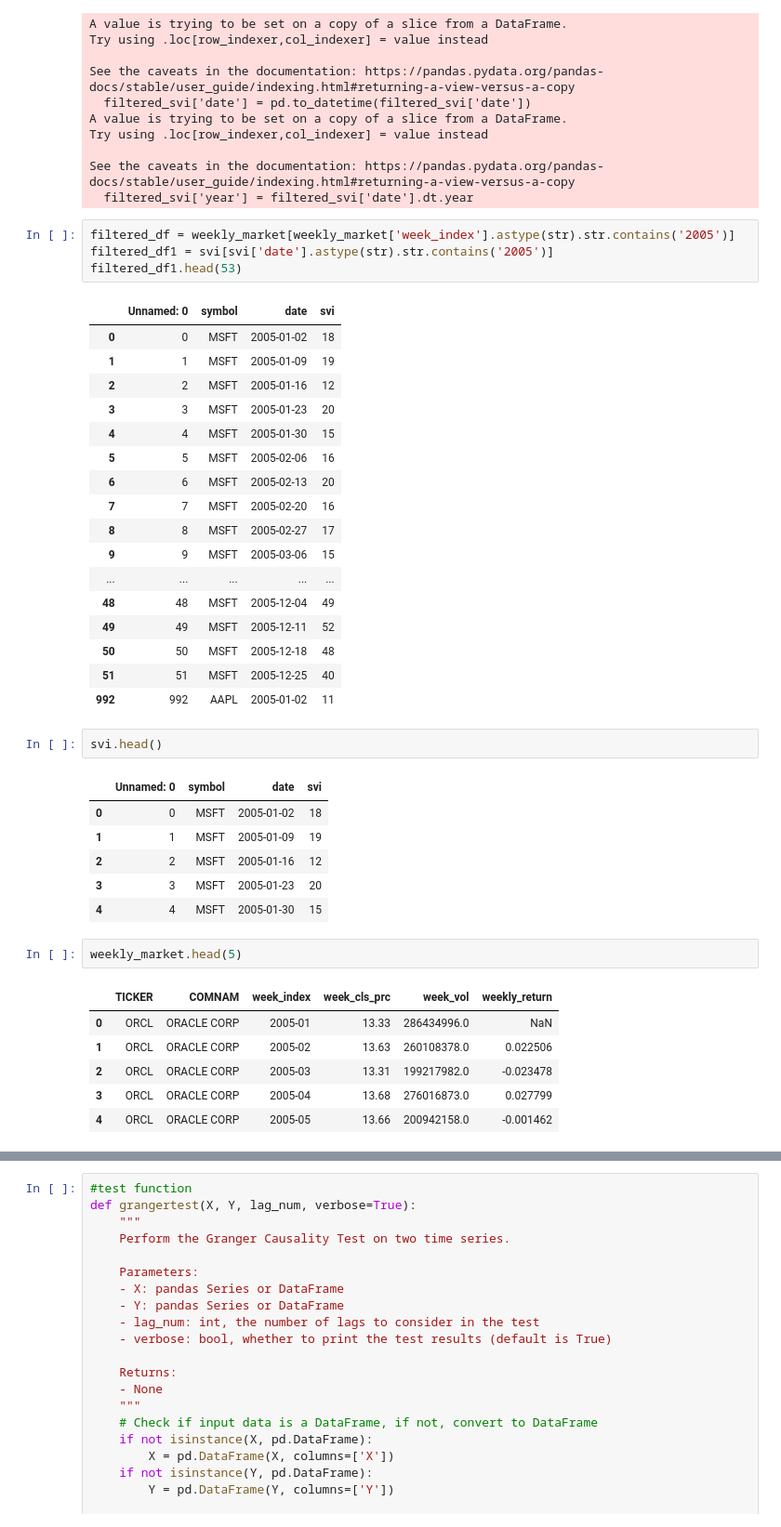
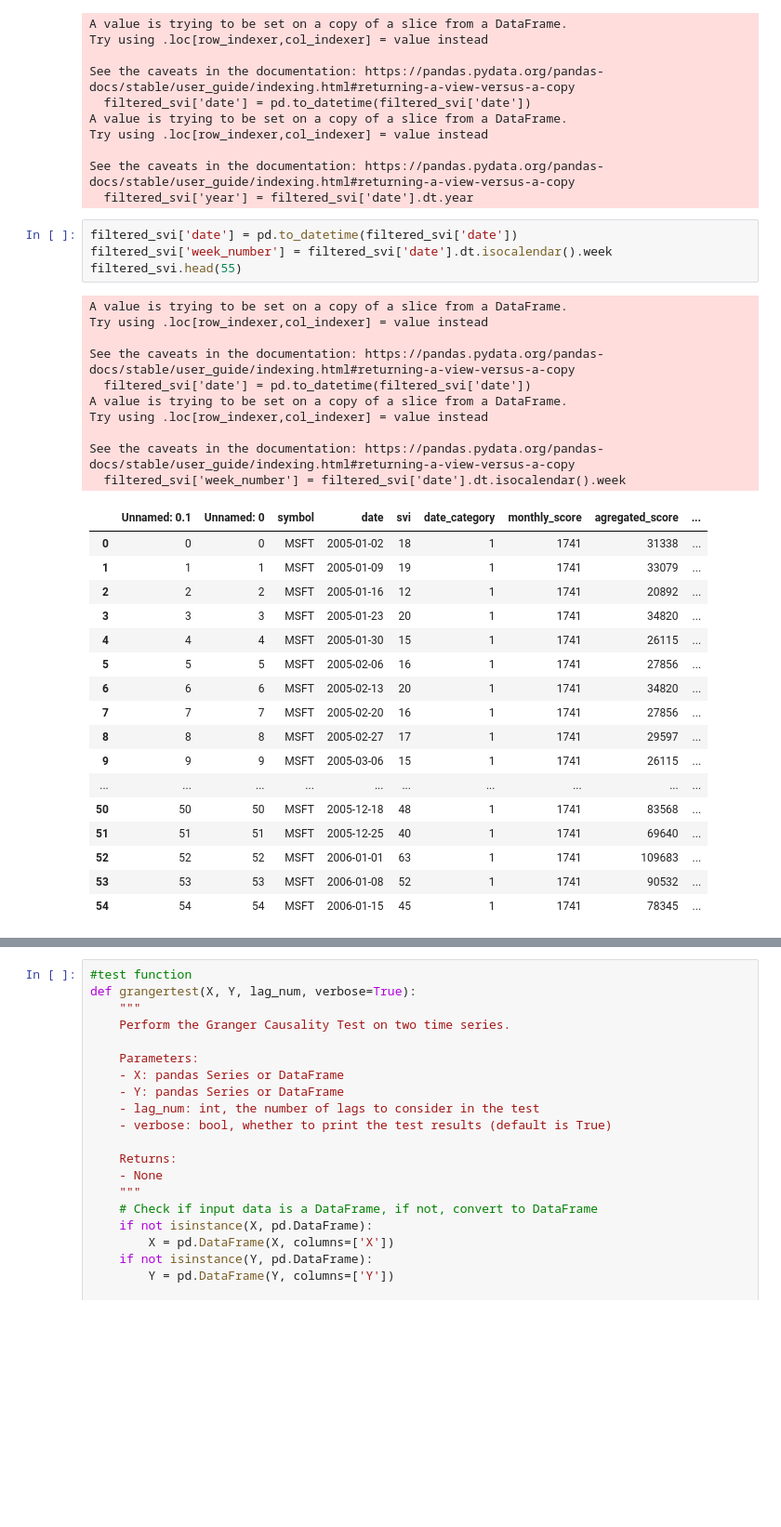
Before and after one commit to nikanhg/investor-attention-returns-patern, a Jupyter notebook: data-analysis/Granger test.ipynb, the cells around one changed output, grey strips where cells are left out. Shown: that part at 93% size. Cells and saved outputs as stored; diff of their text form; blank space fills up the shorter version.

```diff
--- a/data-analysis/Granger test.ipynb
+++ b/data-analysis/Granger test.ipynb
@@ -112,43 +144,35 @@ Try using .loc[row_indexer,col_indexer] = value instead
 
 See the caveats in the documentation: https://pandas.pydata.org/pandas-docs/stable/user_guide/indexing.html#returning-a-view-versus-a-copy
   filtered_svi['year'] = filtered_svi['date'].dt.year
-# %%
-filtered_df = weekly_market[weekly_market['week_index'].astype(str).str.contains('2005')]
-filtered_df1 = svi[svi['date'].astype(str).str.contains('2005')]
-filtered_df1.head(53)
-# %% [output]
-|  | Unnamed: 0 | symbol | date | svi |
-| 0 | 0 | MSFT | 2005-01-02 | 18 |
-| 1 | 1 | MSFT | 2005-01-09 | 19 |
-| 2 | 2 | MSFT | 2005-01-16 | 12 |
-| 3 | 3 | MSFT | 2005-01-23 | 20 |
-| 4 | 4 | MSFT | 2005-01-30 | 15 |
-| 5 | 5 | MSFT | 2005-02-06 | 16 |
-| 6 | 6 | MSFT | 2005-02-13 | 20 |
-| 7 | 7 | MSFT | 2005-02-20 | 16 |
-| 8 | 8 | MSFT | 2005-02-27 | 17 |
-| 9 | 9 | MSFT | 2005-03-06 | 15 |
-| ... | ... | ... | ... | ... |
-| 48 | 48 | MSFT | 2005-12-04 | 49 |
-| 49 | 49 | MSFT | 2005-12-11 | 52 |
-| 50 | 50 | MSFT | 2005-12-18 | 48 |
-| 51 | 51 | MSFT | 2005-12-25 | 40 |
-| 992 | 992 | AAPL | 2005-01-02 | 11 |
-# %%
-svi.head()
-# %% [output]
-|  | Unnamed: 0 | symbol | date | svi |
-| 0 | 0 | MSFT | 2005-01-02 | 18 |
-| 1 | 1 | MSFT | 2005-01-09 | 19 |
-| 2 | 2 | MSFT | 2005-01-16 | 12 |
-| 3 | 3 | MSFT | 2005-01-23 | 20 |
-| 4 | 4 | MSFT | 2005-01-30 | 15 |
-# %%
-weekly_market.head(5)
-# %% [output]
-|  | TICKER | COMNAM | week_index | week_cls_prc | week_vol | weekly_return |
-| 0 | ORCL | ORACLE CORP | 2005-01 | 13.33 | 286434996.0 | NaN |
-| 1 | ORCL | ORACLE CORP | 2005-02 | 13.63 | 260108378.0 | 0.022506 |
-| 2 | ORCL | ORACLE CORP | 2005-03 | 13.31 | 199217982.0 | -0.023478 |
-| 3 | ORCL | ORACLE CORP | 2005-04 | 13.68 | 276016873.0 | 0.027799 |
-| 4 | ORCL | ORACLE CORP | 2005-05 | 13.66 | 200942158.0 | -0.001462 |
+# %%
+filtered_svi['date'] = pd.to_datetime(filtered_svi['date'])
+filtered_svi['week_number'] = filtered_svi['date'].dt.isocalendar().week
+filtered_svi.head(55)
+# %% [output]
+A value is trying to be set on a copy of a slice from a DataFrame.
+Try using .loc[row_indexer,col_indexer] = value instead
+
+See the caveats in the documentation: https://pandas.pydata.org/pandas-docs/stable/user_guide/indexing.html#returning-a-view-versus-a-copy
+  filtered_svi['date'] = pd.to_datetime(filtered_svi['date'])
+A value is trying to be set on a copy of a slice from a DataFrame.
+Try using .loc[row_indexer,col_indexer] = value instead
+
+See the caveats in the documentation: https://pandas.pydata.org/pandas-docs/stable/user_guide/indexing.html#returning-a-view-versus-a-copy
+  filtered_svi['week_number'] = filtered_svi['date'].dt.isocalendar().week
+|  | Unnamed: 0.1 | Unnamed: 0 | symbol | date | svi | date_category | monthly_score | agregated_score | ... |
+| 0 | 0 | 0 | MSFT | 2005-01-02 | 18 | 1 | 1741 | 31338 | ... |
+| 1 | 1 | 1 | MSFT | 2005-01-09 | 19 | 1 | 1741 | 33079 | ... |
+| 2 | 2 | 2 | MSFT | 2005-01-16 | 12 | 1 | 1741 | 20892 | ... |
+| 3 | 3 | 3 | MSFT | 2005-01-23 | 20 | 1 | 1741 | 34820 | ... |
+| 4 | 4 | 4 | MSFT | 2005-01-30 | 15 | 1 | 1741 | 26115 | ... |
+| 5 | 5 | 5 | MSFT | 2005-02-06 | 16 | 1 | 1741 | 27856 | ... |
+| 6 | 6 | 6 | MSFT | 2005-02-13 | 20 | 1 | 1741 | 34820 | ... |
+| 7 | 7 | 7 | MSFT | 2005-02-20 | 16 | 1 | 1741 | 27856 | ... |
+| 8 | 8 | 8 | MSFT | 2005-02-27 | 17 | 1 | 1741 | 29597 | ... |
+| 9 | 9 | 9 | MSFT | 2005-03-06 | 15 | 1 | 1741 | 26115 | ... |
+| ... | ... | ... | ... | ... | ... | ... | ... | ... | ... |
+| 50 | 50 | 50 | MSFT | 2005-12-18 | 48 | 1 | 1741 | 83568 | ... |
+| 51 | 51 | 51 | MSFT | 2005-12-25 | 40 | 1 | 1741 | 69640 | ... |
+| 52 | 52 | 52 | MSFT | 2006-01-01 | 63 | 1 | 1741 | 109683 | ... |
+| 53 | 53 | 53 | MSFT | 2006-01-08 | 52 | 1 | 1741 | 90532 | ... |
+| 54 | 54 | 54 | MSFT | 2006-01-15 | 45 | 1 | 1741 | 78345 | ... |
```
Also changed, not shown: parts of 7 cells of this notebook, 1 other file.
